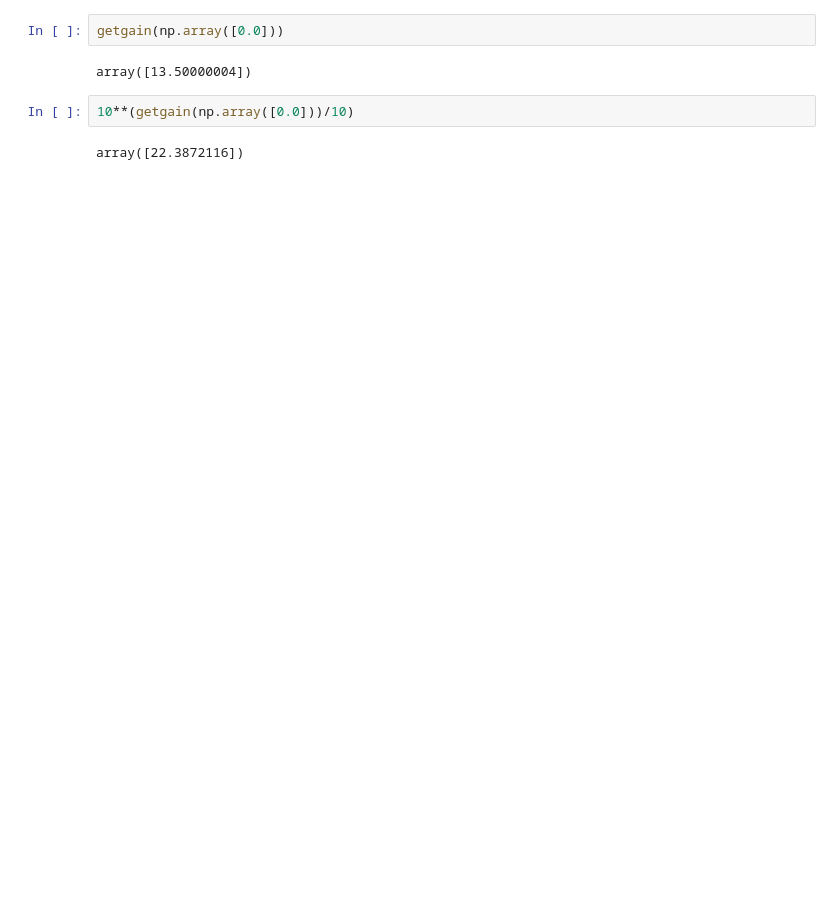
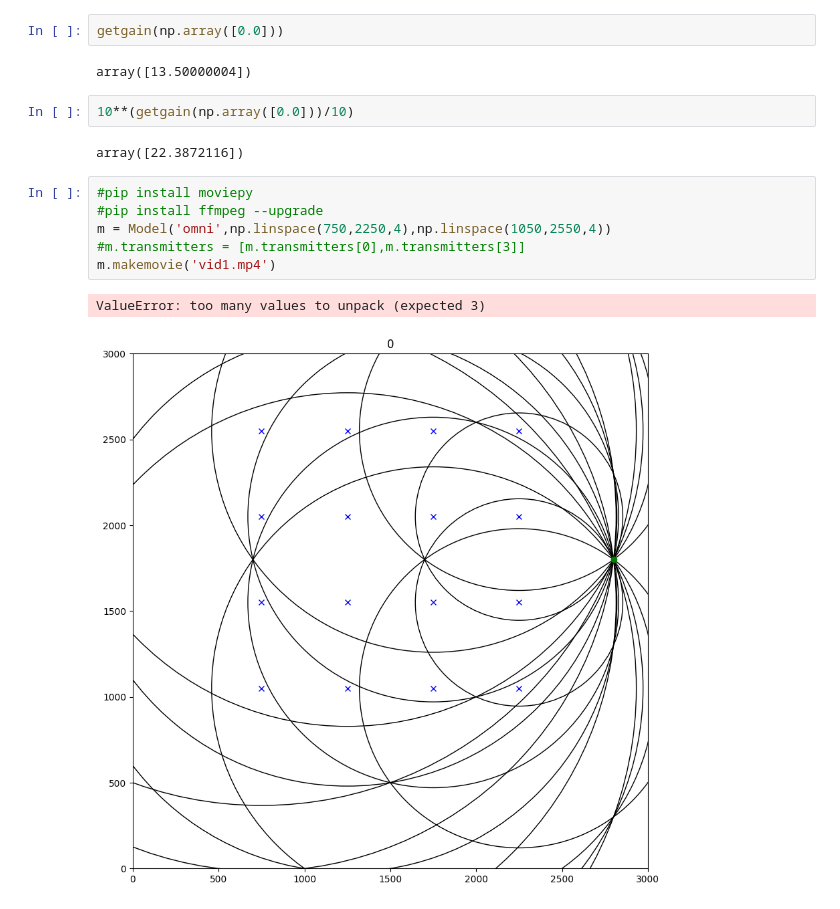
Before and after one commit to Aplefen1/BeeTrackingDiss, a Jupyter notebook: Experiments and Models/Demo Antenna.ipynb, the cells around one changed output. Cells and saved outputs as stored; diff of their text form; blank space fills up the shorter version.

```diff
--- a/Experiments and Models/Demo Antenna.ipynb
+++ b/Experiments and Models/Demo Antenna.ipynb
@@ -59,3 +63,12 @@ array([13.50000004])
 10**(getgain(np.array([0.0]))/10)
 # %% [output]
 array([22.3872116])
+# %%
+#pip install moviepy
+#pip install ffmpeg --upgrade
+m = Model('omni',np.linspace(750,2250,4),np.linspace(1050,2550,4))
+#m.transmitters = [m.transmitters[0],m.transmitters[3]]
+m.makemovie('vid1.mp4')
+# %% [output]
+ValueError: too many values to unpack (expected 3)
+[figure, added]
```
Also changed, not shown: parts of 5 cells of this notebook, 8 other files.
